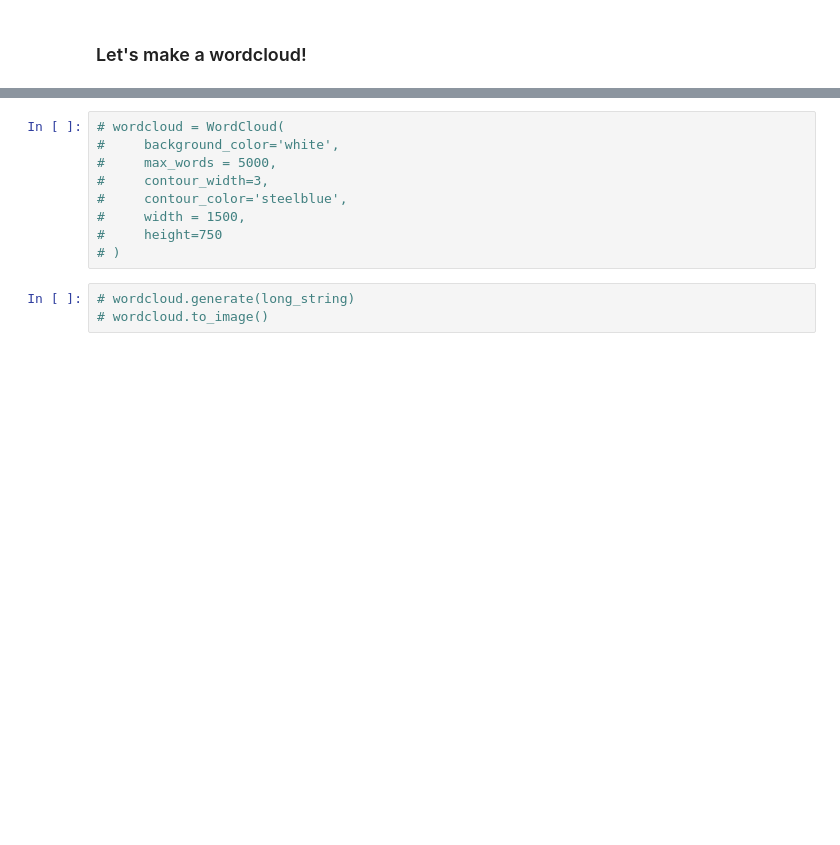
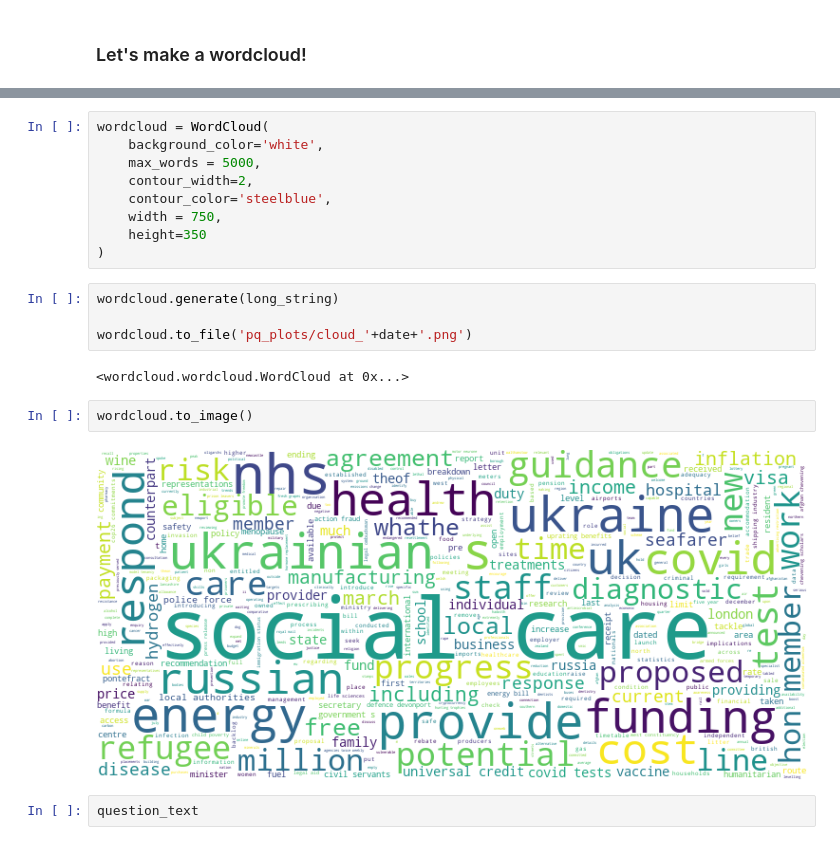
Before and after one commit to bennelmes/pqs, a Jupyter notebook: 03.03) Wordcloud.ipynb, the cells around one changed output, grey strips where cells are left out. Cells and saved outputs as stored; diff of their text form; blank space fills up the shorter version.

```diff
--- a/03.03) Wordcloud.ipynb
+++ b/03.03) Wordcloud.ipynb
@@ -32,12 +45,21 @@ wpqs = pd.read_csv('cleaned.csv')
 # %%
-# wordcloud = WordCloud(
-#     background_color='white',
-#     max_words = 5000,
-#     contour_width=3,
-#     contour_color='steelblue',
-#     width = 1500,
-#     height=750
-# )
+wordcloud = WordCloud(
+    background_color='white',
+    max_words = 5000,
+    contour_width=2,
+    contour_color='steelblue',
+    width = 750,
+    height=350
+)
 # %%
-# wordcloud.generate(long_string)
-# wordcloud.to_image()
+wordcloud.generate(long_string)
+
+wordcloud.to_file('pq_plots/cloud_'+date+'.png')
+# %% [output]
+<wordcloud.wordcloud.WordCloud at 0x...>
+# %%
+wordcloud.to_image()
+# %% [output]
+[figure, added]
+# %%
+question_text
```
Also changed, not shown: parts of 8 cells of this notebook, 5 other files.
